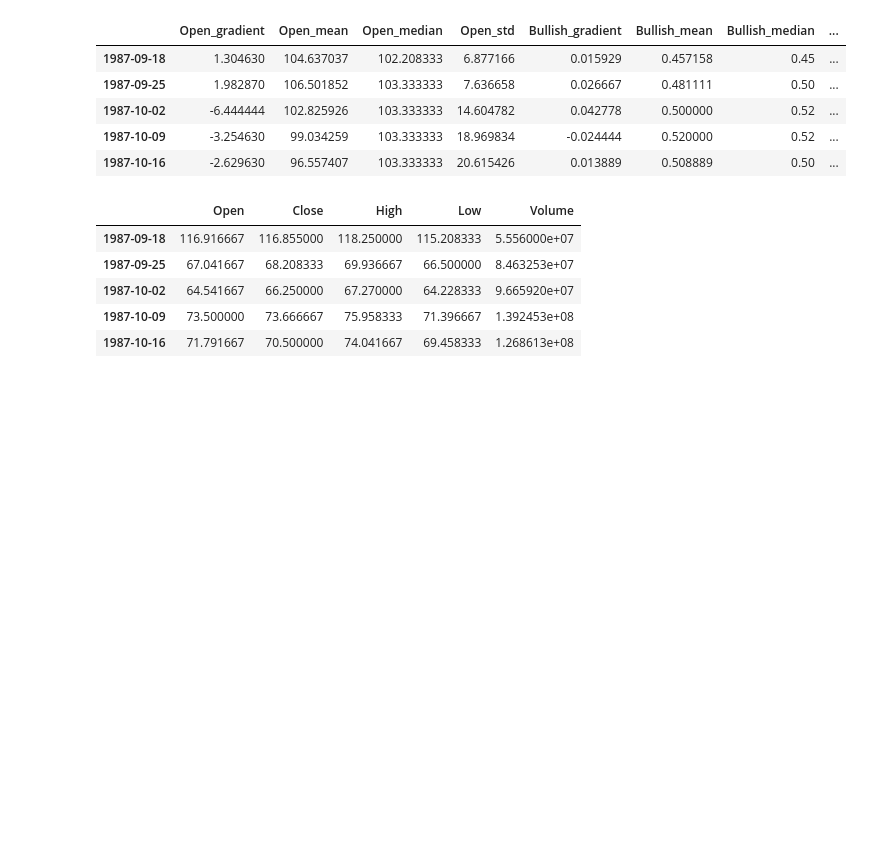
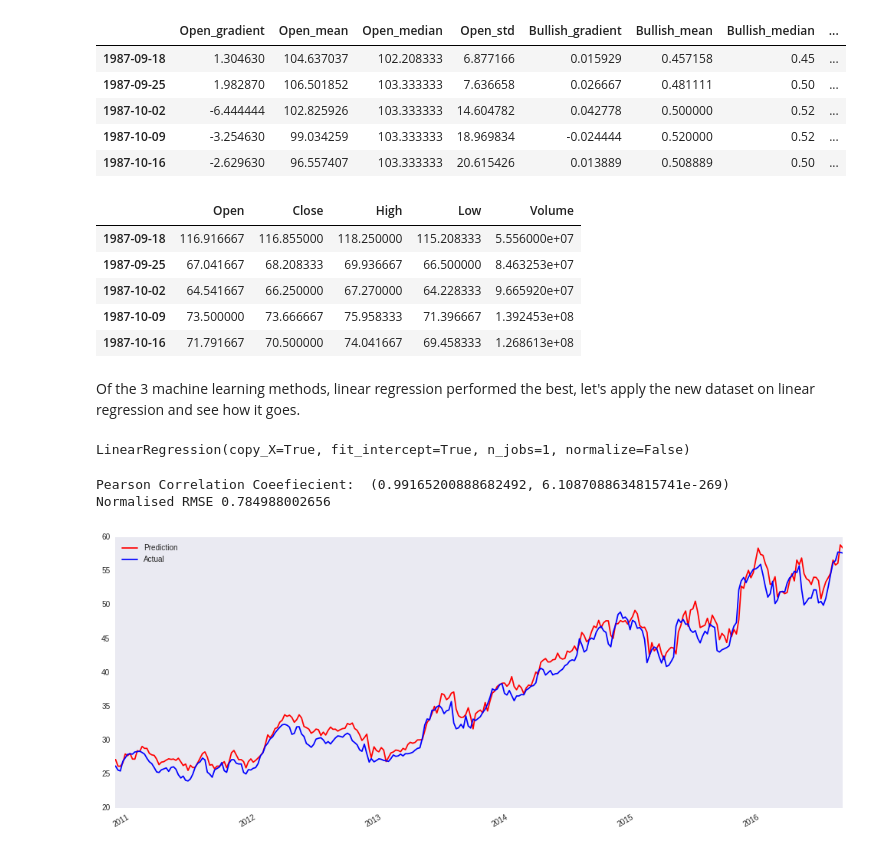
Before and after one commit to chuanfuyap/Stock_Data_Modelling-DataScienceProject-, a Jupyter notebook: Capstone_Project/Final Report.ipynb, the cells around one changed output. Cells and saved outputs as stored; diff of their text form; code cells hidden in the pictures; blank space fills up the shorter version.

```diff
--- a/Capstone_Project/Final Report.ipynb
+++ b/Capstone_Project/Final Report.ipynb
@@ -542,0 +540,15 @@ testOutputCls = UpDownCls[(-(int)(len(newfeatures)*0.2)):]
+# %% [markdown]
+Of the 3 machine learning methods, linear regression performed the best, let's apply the new dataset on linear regression and see how it goes.
+# %%
+regressionmodel =lr()
+regressionmodel.fit(trainData, trainOutput)
+# %% [output]
+LinearRegression(copy_X=True, fit_intercept=True, n_jobs=1, normalize=False)
+# %%
+OPregressionResult = regressionmodel.predict(testData)
+OPregressionResult = pd.Series(OPregressionResult, testOutput.index)
+evaluateModel(OPregressionResult,testOutput)
+# %% [output]
+Pearson Correlation Coeefiecient:  (0.99165200888682492, 6.1087088634815741e-269)
+Normalised RMSE 0.784988002656
+[figure, added]
```
Also changed, not shown: parts of 31 cells of this notebook.
